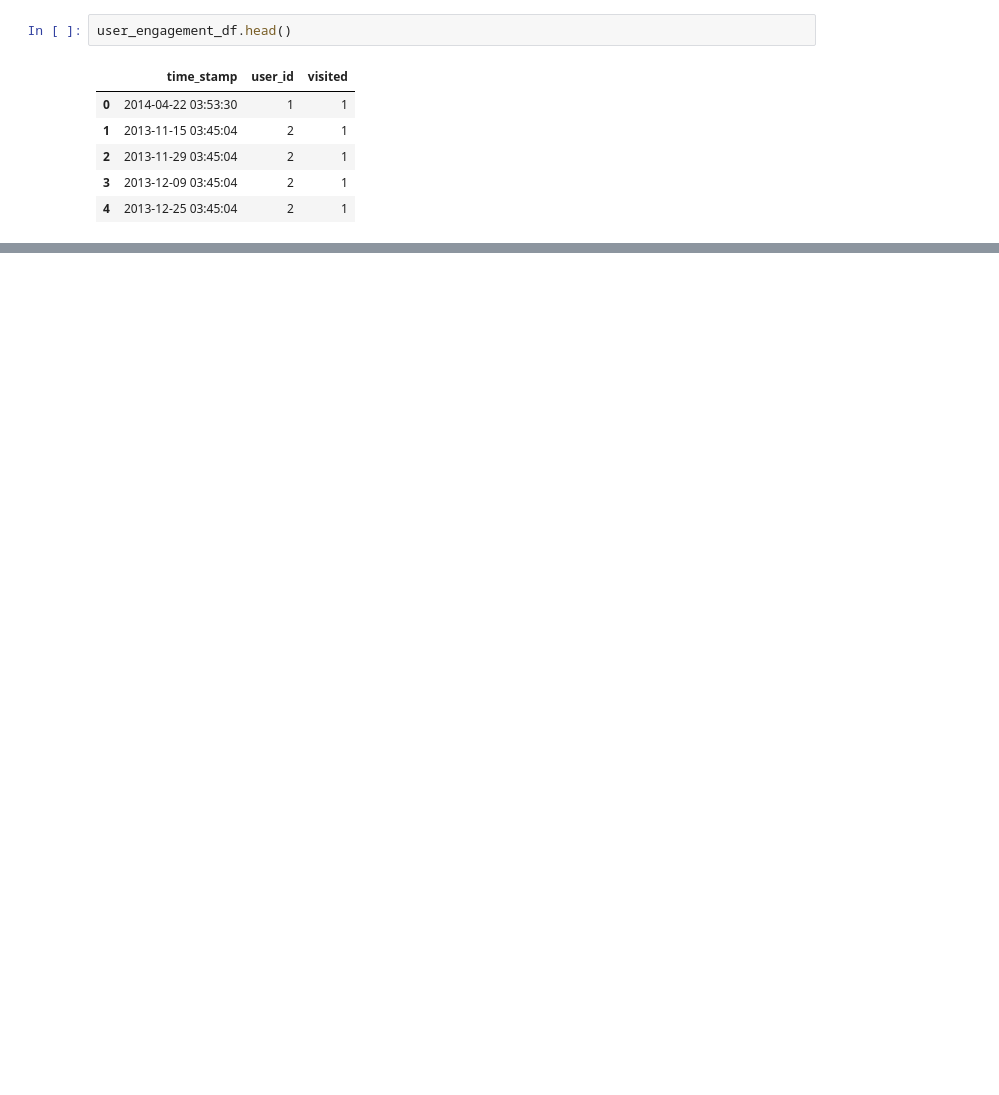
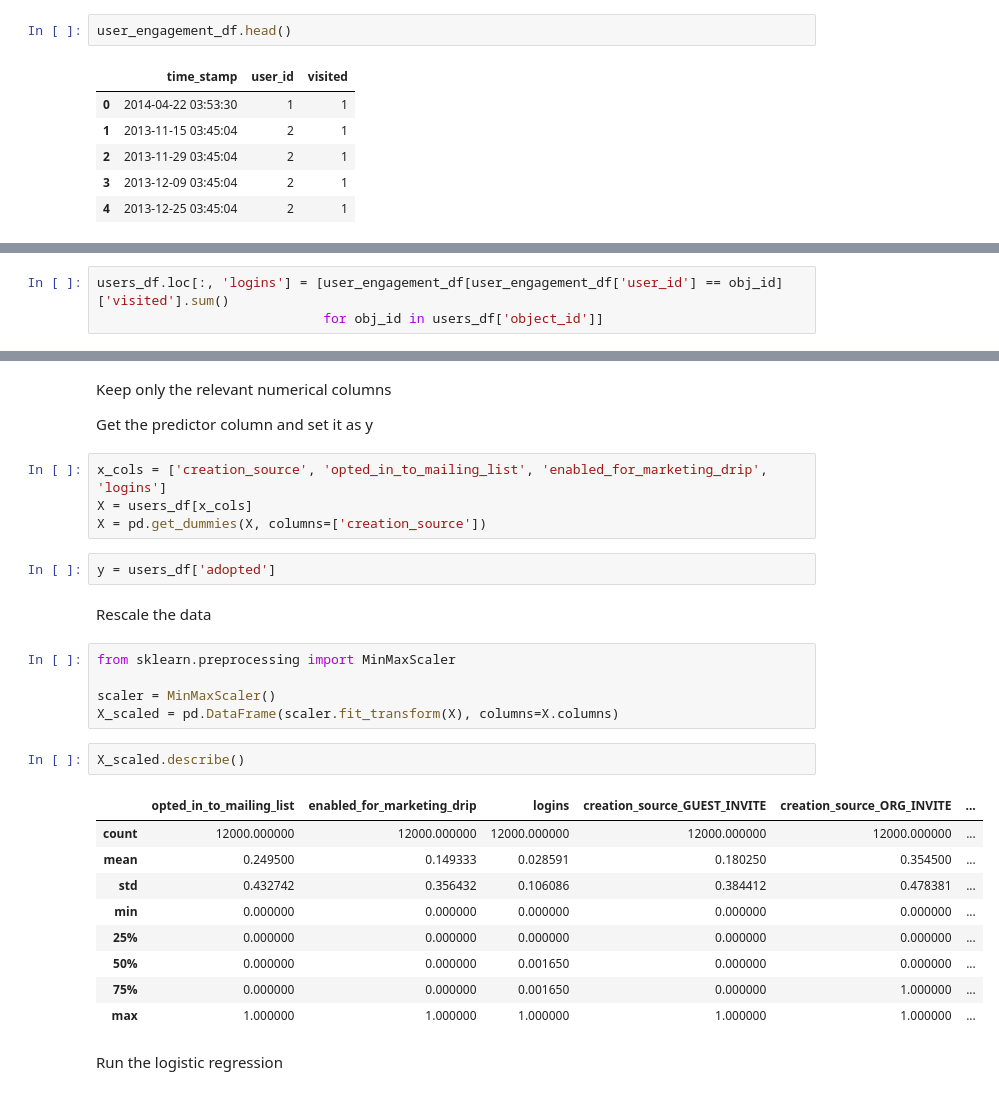
Before and after one commit to salvis2/SpringboardAlvis, a Jupyter notebook: mini_projects/take_home_challenges/relax_inc_challenge/relax_inc_challenge.ipynb, the cells around one changed output, grey strips where cells are left out. Cells and saved outputs as stored; diff of their text form; blank space fills up the shorter version.

```diff
--- a/mini_projects/take_home_challenges/relax_inc_challenge/relax_inc_challenge.ipynb
+++ b/mini_projects/take_home_challenges/relax_inc_challenge/relax_inc_challenge.ipynb
@@ -346,0 +353,3 @@ Put a column for how many logins each user has
+# %%
+users_df.loc[:, 'logins'] = [user_engagement_df[user_engagement_df['user_id'] == obj_id]['visited'].sum()
+                             for obj_id in users_df['object_id']]
@@ -346,0 +365,31 @@ Put a column for how many logins each user has
+# %% [markdown]
+Keep only the relevant numerical columns
+
+Get the predictor column and set it as y
+# %%
+x_cols = ['creation_source', 'opted_in_to_mailing_list', 'enabled_for_marketing_drip', 'logins']
+X = users_df[x_cols]
+X = pd.get_dummies(X, columns=['creation_source'])
+# %%
+y = users_df['adopted']
+# %% [markdown]
+Rescale the data
+# %%
+from sklearn.preprocessing import MinMaxScaler
+
+scaler = MinMaxScaler()
+X_scaled = pd.DataFrame(scaler.fit_transform(X), columns=X.columns)
+# %%
+X_scaled.describe()
+# %% [output]
+|  | opted_in_to_mailing_list | enabled_for_marketing_drip | logins | creation_source_GUEST_INVITE | creation_source_ORG_INVITE | ... |
+| count | 12000.000000 | 12000.000000 | 12000.000000 | 12000.000000 | 12000.000000 | ... |
+| mean | 0.249500 | 0.149333 | 0.028591 | 0.180250 | 0.354500 | ... |
+| std | 0.432742 | 0.356432 | 0.106086 | 0.384412 | 0.478381 | ... |
+| min | 0.000000 | 0.000000 | 0.000000 | 0.000000 | 0.000000 | ... |
+| 25% | 0.000000 | 0.000000 | 0.000000 | 0.000000 | 0.000000 | ... |
+| 50% | 0.000000 | 0.000000 | 0.001650 | 0.000000 | 0.000000 | ... |
+| 75% | 0.000000 | 0.000000 | 0.001650 | 0.000000 | 1.000000 | ... |
+| max | 1.000000 | 1.000000 | 1.000000 | 1.000000 | 1.000000 | ... |
+# %% [markdown]
+Run the logistic regression
```
Also changed, not shown: parts of 22 cells of this notebook.
